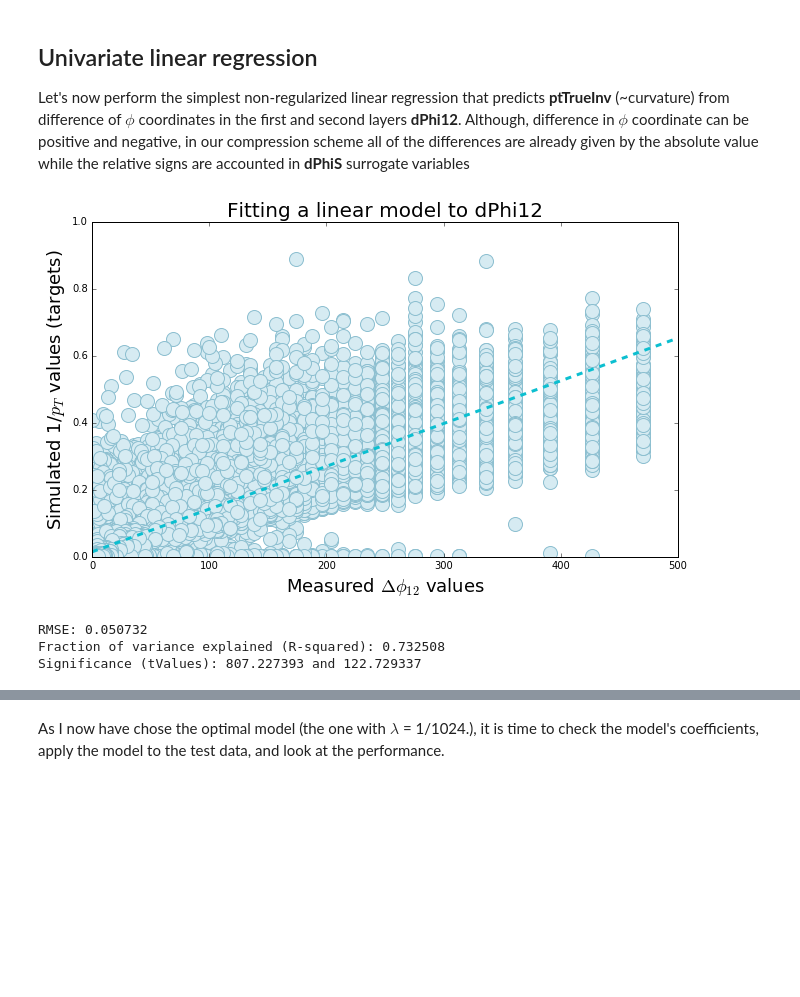
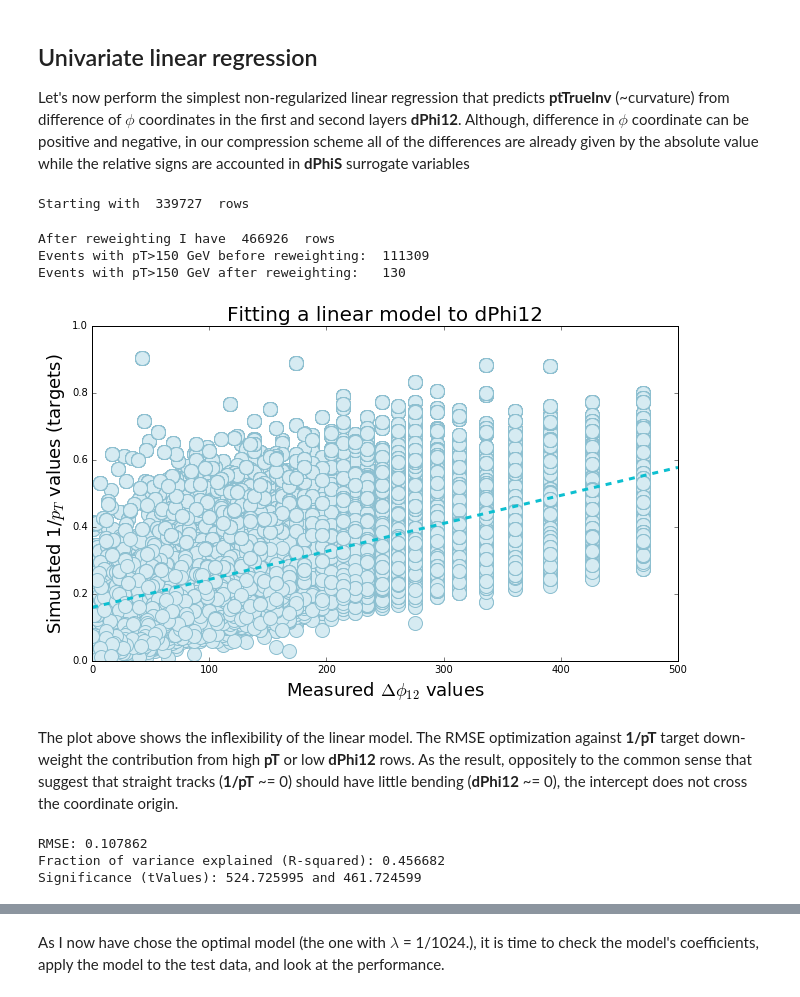
Before and after one commit to kkotov/emtfPtRegression, a Jupyter notebook: ModelSelection.ipynb, the cells around one changed output, grey strips where cells are left out. Cells and saved outputs as stored; diff of their text form; code cells hidden in the pictures; blank space fills up the shorter version.

```diff
--- a/ModelSelection.ipynb
+++ b/ModelSelection.ipynb
@@ -379,3 +376,37 @@ dataframe2 = dataframe1.filter(dataframe1.mode == 15)
+# %%
+from pyspark.sql.functions import lit, pow, col, log
+
+# Create 1/pT^2 weight column that, combined with the 1/pT original spectrum, can be used
+#  to account 1/pT^3 rate suggested in https://kkotov.github.io/emtfPtRegression/2017.03.03/handout.html
+# Also filter highest quality events that have measuements (coordinates) in each of the four layers (mode==15)
+dataframe2 = (dataframe1
+                 .withColumn('weight', pow(col('ptTrueInv'),2))
+                 .filter(dataframe1.mode == 15)
+             )
+
+print "Starting with ", dataframe2.count(), " rows"
+# %% [output]
+Starting with  339727  rows
+# %%
+from pyspark.sql.functions import explode, udf
+from pyspark.sql.types import IntegerType, ArrayType
+# Following the last response from
+# https://stackoverflow.com/questions/34360324/scala-spark-sample-with-replacement-specify-probabilities
+# for "samplig" I implement an entire bloody routine, that would otherwise be a true one-liner in R:
+#  dataframe2[ sample(seq_len(nrow(dataframe2)), size = 100000, replace = T, prob = dataframe2$weight), ]
+
+createDups = udf(lambda s: range(np.random.poisson(s*10000)), ArrayType(IntegerType()))
+dataframe3 = dataframe2.select('*',explode(createDups(dataframe2.weight))).sample(True,0.01,123) #.limit(300000)
+
+print "After reweighting I have ", dataframe3.count(), " rows"
+print "Events with pT>150 GeV before reweighting: ", dataframe2[ dataframe2.ptTrue > 150 ].count()
+print "Events with pT>150 GeV after reweighting:  ", dataframe3[ dataframe3.ptTrue > 150 ].count()
+
+(trainingData, testData) = dataframe3.randomSplit([0.7, 0.3])
+# %% [output]
+After reweighting I have  466926  rows
+Events with pT>150 GeV before reweighting:  111309
+Events with pT>150 GeV after reweighting:   130
 # %%
 from pyspark.ml import Pipeline
 from pyspark.ml.feature import VectorAssembler
@@ -384,55 +415,63 @@ from pyspark.ml.regression import LinearRegression
 # Spark models consume feature vector that needs to be built from columns of predictors
 oneFeature = VectorAssembler(inputCols=["dPhi12"], outputCol="features")
 
-# No regularization for the linear regression
-linearReg = LinearRegression(maxIter=10, regParam=0.0, elasticNetParam=1.0, standardization=False, labelCol="ptTrueInv")
+# no regularization for the linear regression yet
+linearReg = LinearRegression(maxIter = 10,
+                             regParam = 0.0,
+                             elasticNetParam = 1.0,
+                             standardization = False,
+                             labelCol = "ptTrueInv",
+#                             weightCol = "weight"
+                             )
+# I weight-sample the source data in the previous cell rather than directly use the weights column
+#  commented out above because only the linear model supports such column-based reweighting
+#  while I need to put apples to apples when comparing other "non-reweightable" models to it
 
 # chaining the transformations
 lrPipeline = Pipeline(stages=[oneFeature, linearReg])
 
-# split into training and test, no need in validation as I don't select/tune the model yet
-(trainingData, testData) = dataframe2.randomSplit([0.7, 0.3])
-
 # Fit the model
 linearModel = lrPipeline.fit(trainingData)
+#print "Intercept: ", linearModel.stages[1].intercept, ",  slope: ", linearModel.stages[1].coefficients
+
+linearTest = linearModel.transform(testData)[['ptTrueInv','dPhi12','prediction','weight']].collect() #take(10000)
 # %%
 # gosh, in R the construct below would fit into a single subsetting statement, no more comments ...
-skim = np.array( [ (row['ptTrueInv'],
-                    row['dPhi12'],
-                    row['prediction'],
-                    row['ptTrueInv']**2)
-                   for row in linearModel.transform(testData)[['ptTrueInv','dPhi12','prediction']].collect() #take(10000)
+skim = np.array( [ (1./row['ptTrueInv'], 1./row['prediction'], row['dPhi12'], 1)
+                   for row in linearTest
                  ], dtype  = [('target', np.float),
+                              ('prediction', np.float),
                               ('dPhi12', np.float),
-                              ('prediction', np.float),
                               ('weight', np.float)]
        )
-# btw, I took 1/pT^2 as an extra weight to get to 1/pT^3 rate that was found in
-# https://kkotov.github.io/emtfPtRegression/2017.03.03/handout.html
+# Note inverting target and prediction back to the physics scale above
 
 # Let's now look at the fit visually
 plt.close()
 fig, ax0 = plt.subplots(figsize=(10.5, 6), facecolor='white', edgecolor='white')
 ax0.set_ylabel(r"Simulated 1/$p_T$ values (targets)", fontsize=18)
 ax0.set_xlabel(r"Measured $\Delta \phi_{12}$ values", fontsize=18)
 ax0.set_ylim(0, 1.)
 ax0.set_xlim(0, 500)
-plt.scatter(skim['dPhi12'], skim['target'], s=14**2, c='#d6ebf2', edgecolors='#8cbfd0', alpha=1.)
+plt.scatter(skim['dPhi12'], 1./skim['target'], s=14**2, c='#d6ebf2', edgecolors='#8cbfd0', alpha=1.)
 
 x_vals = np.array(ax0.get_xlim())
 y_vals = linearModel.stages[1].intercept + linearModel.stages[1].coefficients * x_vals
 
 plt.plot(x_vals, y_vals, linewidth=3.0, c='#0cbfd0', linestyle='--')
 plt.title("Fitting a linear model to dPhi12", fontsize=20)
 plt.show()
 # %% [output]
-[figure, old version]
+[figure, new version]
+# %% [markdown]
+The plot above shows the inflexibility of the linear model. The RMSE optimization against **1/pT** target down-weight the contribution from high **pT** or low **dPhi12** rows. As the result, oppositely to the common sense that suggest that straight tracks (**1/pT** ~= 0) should have little bending (**dPhi12** ~= 0), the intercept does not cross the coordinate origin.
 # %%
 # Simplese in-sample performance metrics (explained, for example, in https://kkotov.github.io/emtfPtRegression/2017.01.19/#4):
-print("RMSE: %f" % linearModel.stages[1].summary.rootMeanSquaredError)
+linearModelRMSE = linearModel.stages[1].summary.rootMeanSquaredError
+print("RMSE: %f" % linearModelRMSE)
 print("Fraction of variance explained (R-squared): %f" % linearModel.stages[1].summary.r2)
 print("Significance (tValues): %f and %f" % (linearModel.stages[1].summary.tValues[0],linearModel.stages[1].summary.tValues[1]) )
 # %% [output]
-RMSE: 0.050732
-Fraction of variance explained (R-squared): 0.732508
-Significance (tValues): 807.227393 and 122.729337
+RMSE: 0.107862
+Fraction of variance explained (R-squared): 0.456682
+Significance (tValues): 524.725995 and 461.724599
```
Also changed, not shown: parts of 50 cells of this notebook.
